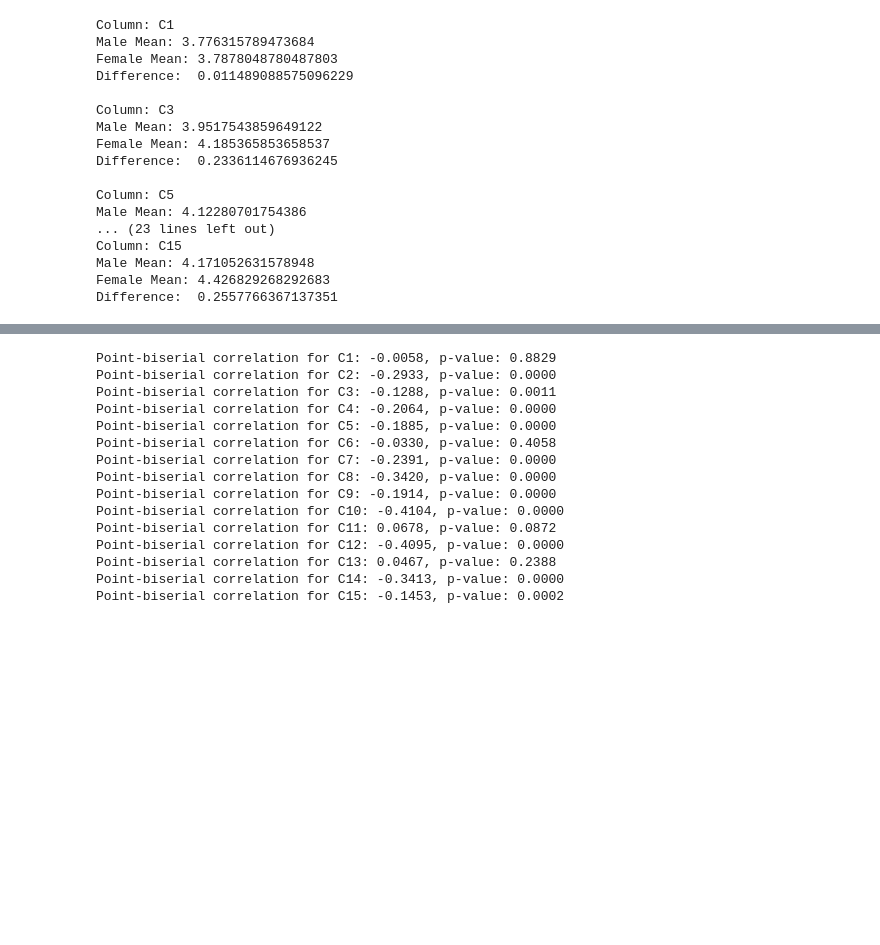
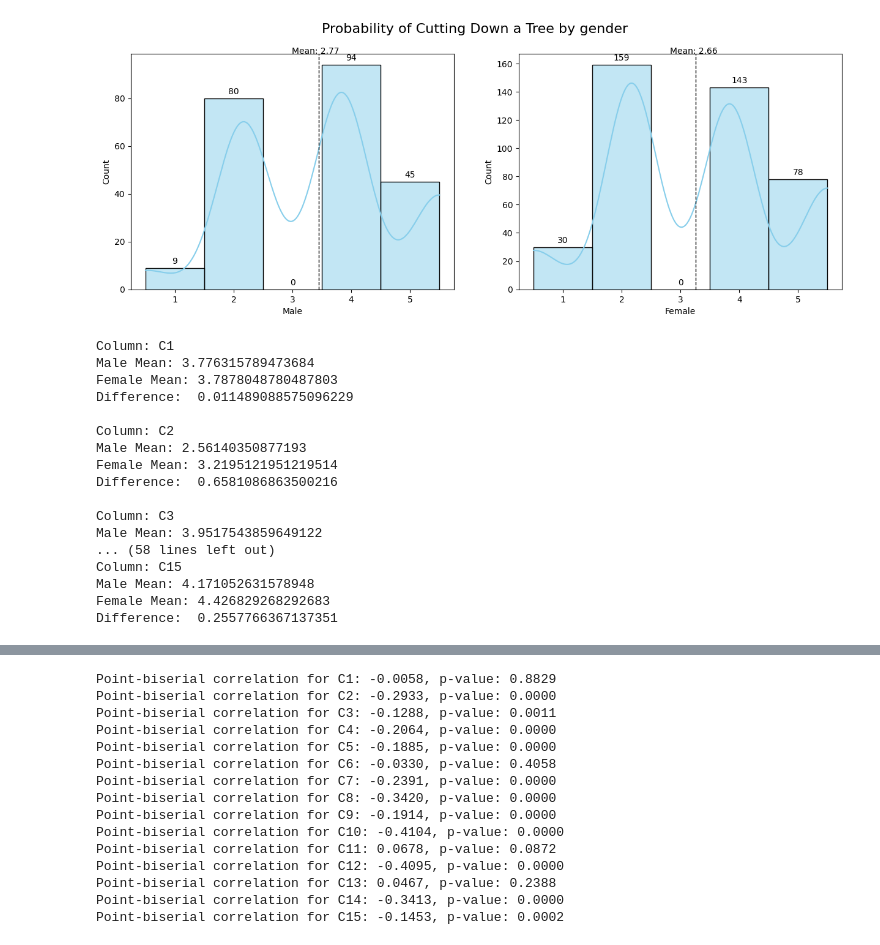
Before and after one commit to Kafrawy31/Data-Science-CW, a Jupyter notebook: main.ipynb, the cells around one changed output, grey strips where cells are left out. Saved outputs shown, nothing was run; the diff lists cells and outputs as text; code cells hidden in the pictures; blank space fills up the shorter version.

```diff
--- a/main.ipynb
+++ b/main.ipynb
@@ -149,7 +60,69 @@ plot_histogram_with_distribution(ax27, female_data_frame, 'E28')
+# %%
+
+#assigning the cutting down tree column
+column = 'E17'
+
+#Split the dataframe into two different dataframes, male and female
+male_data_frame = data[data['A2'] == 'Male']
+female_data_frame = data[data['A2'] == 'Female']
+
+fig, (ax1, ax2) = plt.subplots(nrows=1, ncols=2, figsize=(15, 5))
+
+# Plot histogram for male_data_frame
+sns.histplot(male_data_frame[column], bins=5, kde=True, ax=ax1, color='skyblue', edgecolor='black')
+
+# Add mean line for male_data_frame
+mean_value_male = male_data_frame[column].mean()
+ax1.axvline(mean_value_male, color='k', linestyle='dashed', linewidth=1)
+
+# Add mean text annotation for male_data_frame
+min_ylim1, max_ylim1 = ax1.get_ylim()
+ax1.text(mean_value_male * 0.9, max_ylim1 * 1, f'Mean: {mean_value_male:.2f}')
+
+# Add tally of votes to each bar for male_data_frame
+for rect in ax1.patches:
+    height = rect.get_height()
+    ax1.annotate(f'{int(height)}', xy=(rect.get_x() + rect.get_width() / 2, height),
+                xytext=(0, 3), textcoords='offset points', ha='center', va='bottom')
+
+# Set title and label for male histogram
+ax1.set_xlabel('Male')
+ax1.set_xticks([1.3, 1.9, 2.5, 3.1,3.7])  # Set x-ticks in the center of each bar
+ax1.set_xticklabels([1, 2, 3, 4, 5])  # Set x-tick labels
+
+# Plot histogram for female_data_frame
+sns.histplot(female_data_frame[column], bins=5, kde=True, ax=ax2, color='skyblue', edgecolor='black')
+
+# Add mean line for female_data_frame
+mean_value_female = female_data_frame[column].mean()
+ax2.axvline(mean_value_female, color='k', linestyle='dashed', linewidth=1)
+
+# Add mean text annotation for female_data_frame
+min_ylim2, max_ylim2 = ax2.get_ylim()
+ax2.text(mean_value_female * 0.9, max_ylim2 * 1, f'Mean: {mean_value_female:.2f}')
+
+# Add tally of votes to each bar for female_data_frame
+for rect in ax2.patches:
+    height = rect.get_height()
+    ax2.annotate(f'{int(height)}', xy=(rect.get_x() + rect.get_width() / 2, height),
+                xytext=(0, 3), textcoords='offset points', ha='center', va='bottom')
+
+# Set title and label for female histogram
+ax2.set_xlabel('Female')
+ax2.set_xticks([1.3, 1.9, 2.5, 3.1,3.7])  # Set x-ticks in the center of each bar
+ax2.set_xticklabels([1, 2, 3, 4, 5])  # Set x-tick labels
+
+# Set the overall title
+fig.suptitle('Probability of Cutting Down a Tree by gender', fontsize=16)
+
+plt.show()
+# %% [output]
+[figure, added]
 # %%
 # Columns to iterate over
-columns_to_iterate = [f'C{i}' for i in range(1, 16, 2)]
+columns_to_iterate = [f'C{i}' for i in range(1, 16, 1)]
 biggest_difference = []
+
 # Iterate over columns and print means for male and female dataframes
 for column in columns_to_iterate:
     print(f"Column: {column}")
@@ -164,14 +137,14 @@ Male Mean: 3.776315789473684
 Female Mean: 3.7878048780487803
 Difference:  0.011489088575096229
 
+Column: C2
+Male Mean: 2.56140350877193
+Female Mean: 3.2195121951219514
+Difference:  0.6581086863500216
+
 Column: C3
 Male Mean: 3.9517543859649122
-Female Mean: 4.185365853658537
-Difference:  0.2336114676936245
-
-Column: C5
-Male Mean: 4.12280701754386
-... (23 lines left out)
+... (58 lines left out)
 Column: C15
 Male Mean: 4.171052631578948
 Female Mean: 4.426829268292683
```
Also changed, not shown: parts of 17 cells of this notebook, 2 other files.
